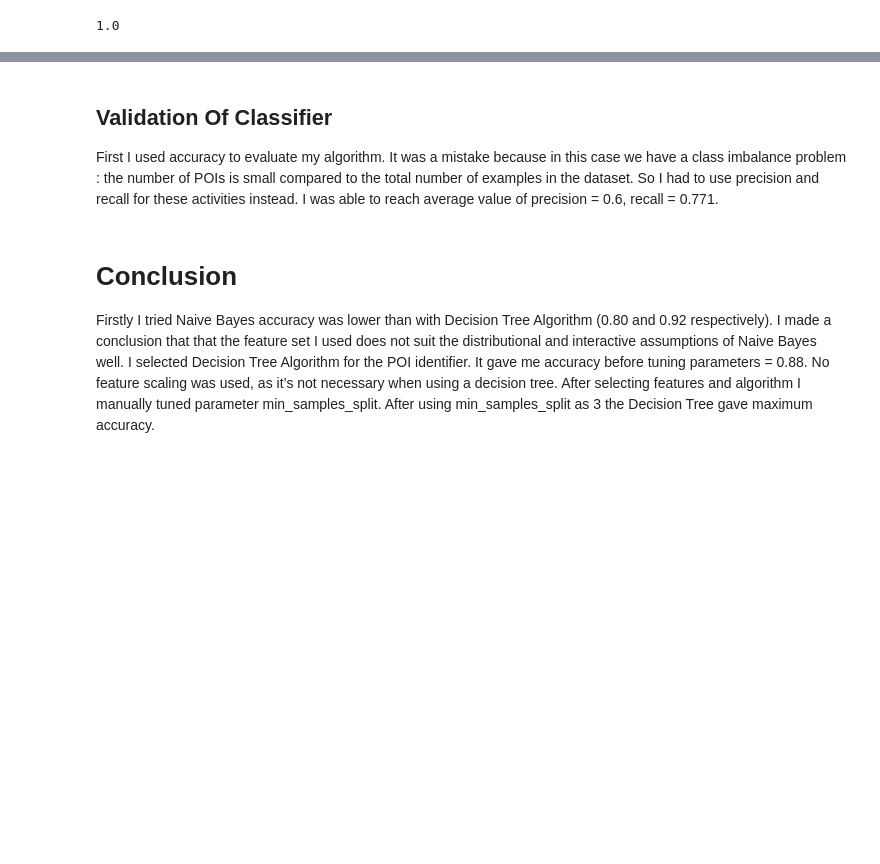
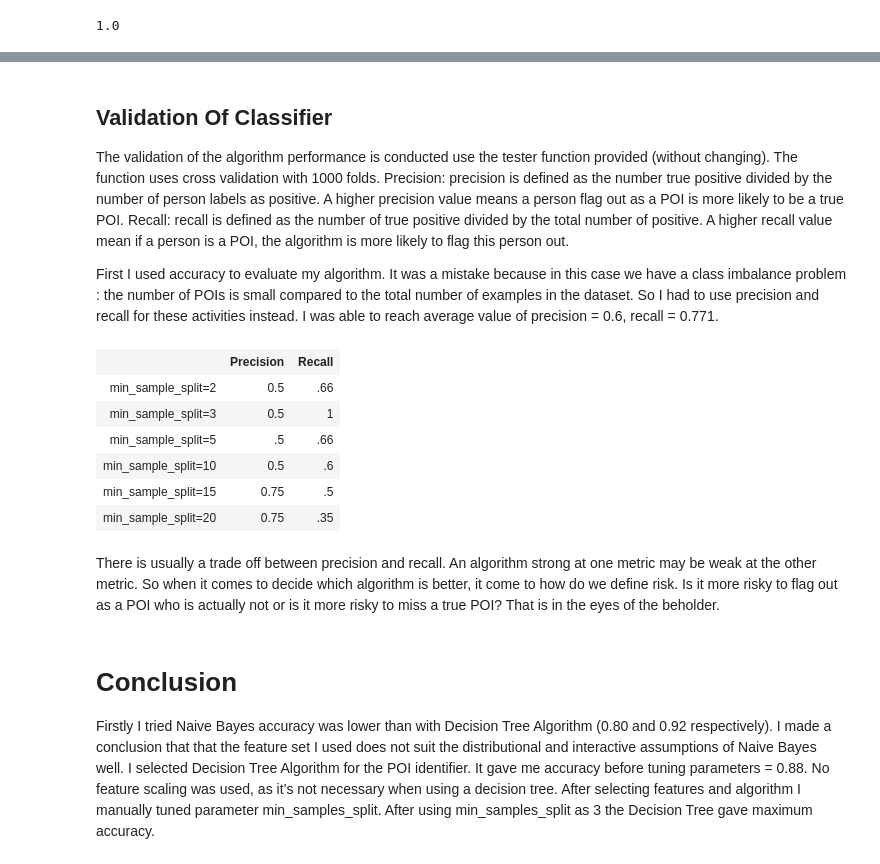
Before and after one commit to akanksha005/Enron-Fraud-Identifier, a Jupyter notebook: Enron Fraud Identifier.ipynb, the cells around one changed output, grey strips where cells are left out. Cells and saved outputs as stored; diff of their text form; code cells hidden in the pictures; blank space fills up the shorter version.

```diff
--- a/Enron Fraud Identifier.ipynb
+++ b/Enron Fraud Identifier.ipynb
@@ -429,10 +605,70 @@ Precision: 0.75
 Recall: 0.375
 # %% [markdown]
 ## Validation Of Classifier
+The validation of the algorithm performance is conducted use the tester function
+provided (without changing). The function uses cross validation with 1000 folds.
+Precision: precision is defined as the number true positive divided by the number of
+person labels as positive. A higher precision value means a person flag out as a POI is
+more likely to be a true POI. Recall: recall is defined as the number of true positive
+divided by the total number of positive. A higher recall value mean if a person is a POI,
+the algorithm is more likely to flag this person out.
+
 First I used accuracy to evaluate my algorithm. It was a mistake because in this case we have a
 class imbalance problem : the number of POIs is small compared to the total number of
 examples in the dataset. So I had to use precision and recall for these activities instead.
 I was able to reach average value of precision = 0.6, recall = 0.771.
+# %%
+%%html
+<table>
+<tr>
+<th></th>
+<th>Precision</th>
+<th>Recall</th>
+</tr>
+<tr>
+<td>min_sample_split=2</td>
+<td>0.5</td>
+<td>.66</td>
+</tr>
+<tr>
+<td>min_sample_split=3</td>
+<td>0.5</td>
+<td>1</td>
+</tr>
+<tr>
+<td>min_sample_split=5</td>
+<td>.5</td>
+<td>.66</td>
+</tr>
+<tr>
+<td>min_sample_split=10</td>
+<td>0.5</td>
+<td>.6</td>
+</tr>
+<tr>
+<td>min_sample_split=15</td>
+<td>0.75</td>
+<td>.5</td>
+</tr>
+<tr>
+<td>min_sample_split=20</td>
+<td>0.75</td>
+<td>.35</td>
+</tr>
+</table>
+# %% [output]
+|  | Precision | Recall |
+| min_sample_split=2 | 0.5 | .66 |
+| min_sample_split=3 | 0.5 | 1 |
+| min_sample_split=5 | .5 | .66 |
+| min_sample_split=10 | 0.5 | .6 |
+| min_sample_split=15 | 0.75 | .5 |
+| min_sample_split=20 | 0.75 | .35 |
+# %% [markdown]
+There is usually a trade off between precision and recall. An algorithm strong at one
+metric may be weak at the other metric. So when it comes to decide which algorithm is
+better, it come to how do we define risk. Is it more risky to flag out as a POI who is
+actually not or is it more risky to miss a true POI? That is in the eyes of the beholder.
 # %% [markdown]
 # Conclusion
 Firstly I tried Naive Bayes accuracy was lower than with Decision Tree Algorithm (0.80 and 0.92
```
Also changed, not shown: parts of 29 cells of this notebook, 2 other files.
